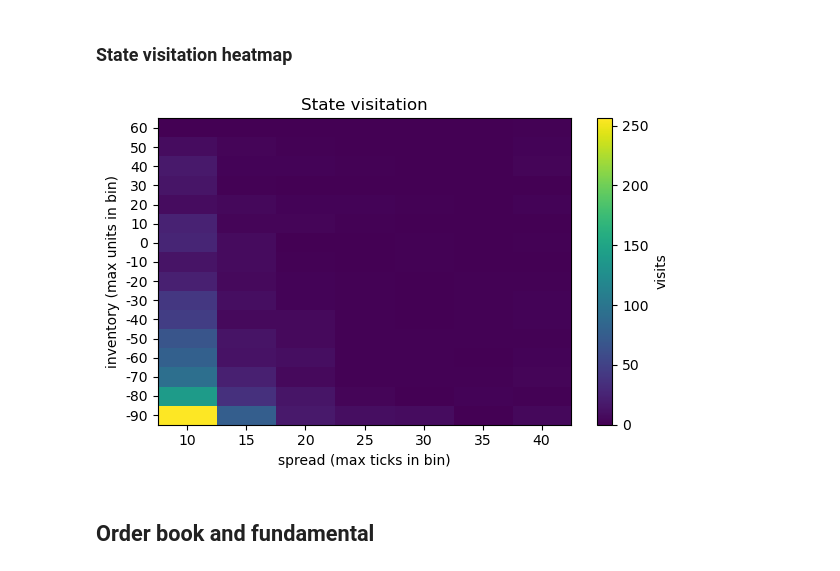
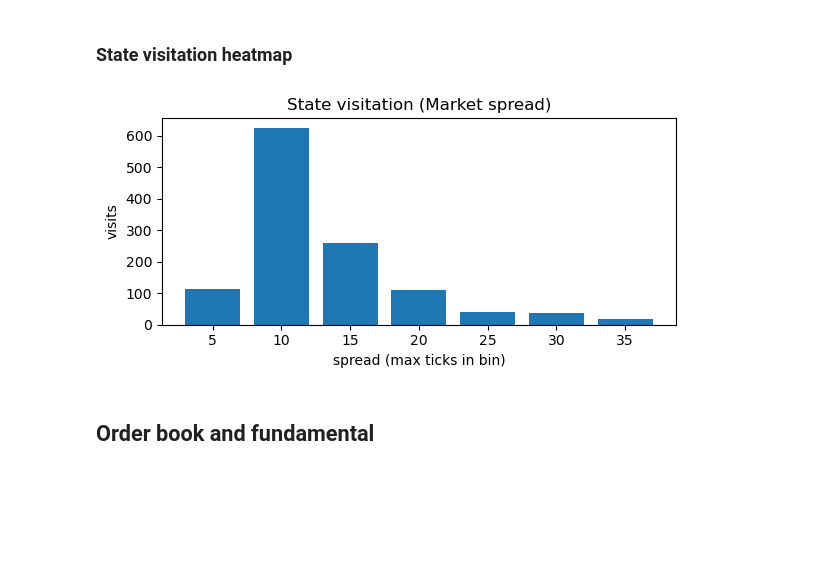
Before and after one commit to SalimBennouna/rl-for-mm-orcse4529, a Jupyter notebook: notebooks/RLMM1_analysis.ipynb, the cells around one changed output. Cells and saved outputs as stored; diff of their text form; code cells hidden in the pictures; blank space fills up the shorter version.

```diff
--- a/notebooks/RLMM1_analysis.ipynb
+++ b/notebooks/RLMM1_analysis.ipynb
@@ -54,11 +54,11 @@ params = {
     'noise_wake_freq': '10s',
 
     # value traders
-    'value_count': 50,
+    'value_count': 0,
     'value_cash': 10_000_000,
 
     # ZI traders
-    'zi_count': 40,
+    'zi_count': 0,
     'zi_cash': 10_000_000,
     'zi_sigma_n': 10_000,
     'zi_sigma_s': None,
@@ -431,40 +429,21 @@ else:
 ### State visitation heatmap
 # %%
 spread_bin_size = 5      # ticks
-inventory_bin_size = 10  # units
-
-if rl_state is not None and not rl_state.empty:
-    visit = (
-        rl_state.groupby(['inventory_bin', 'spread_bin'])
-                .size()
-                .unstack(fill_value=0)
-                .sort_index()
-    )
-    inv_bins = visit.index.values
-    spr_bins = visit.columns.values
-
+if rl_state is not None and not rl_state.empty and 'spread_bin' in rl_state.columns:
+    visit = rl_state['spread_bin'].value_counts().sort_index()
+    spr_bins = visit.index.values
     spr_labels = [(b + 1) * spread_bin_size for b in spr_bins]
-    inv_labels = [(b + 1) * inventory_bin_size for b in inv_bins]
-
-    plt.figure(figsize=(6, 4))
-    plt.imshow(
-        visit.values,
-        origin='lower',
-        aspect='auto',
-        extent=[spr_bins.min() - 0.5, spr_bins.max() + 0.5,
-                inv_bins.min() - 0.5, inv_bins.max() + 0.5],
-    )
-    plt.colorbar(label='visits')
+    plt.figure(figsize=(6, 3))
+    plt.bar(spr_bins, visit.values, width=0.8, align='center')
     plt.xticks(ticks=spr_bins, labels=spr_labels)
-    plt.yticks(ticks=inv_bins, labels=inv_labels)
     plt.xlabel('spread (max ticks in bin)')
-    plt.ylabel('inventory (max units in bin)')
-    plt.title('State visitation')
+    plt.ylabel('visits')
+    plt.title('State visitation (Market spread)')
     plt.tight_layout()
 else:
     print('No STATE events found in RL log')
 # %% [output]
-[figure, old version]
+[figure, new version]
 # %% [markdown]
 ## Order book and fundamental
 # %%
```
Also changed, not shown: parts of 8 cells of this notebook, 1 other file.
